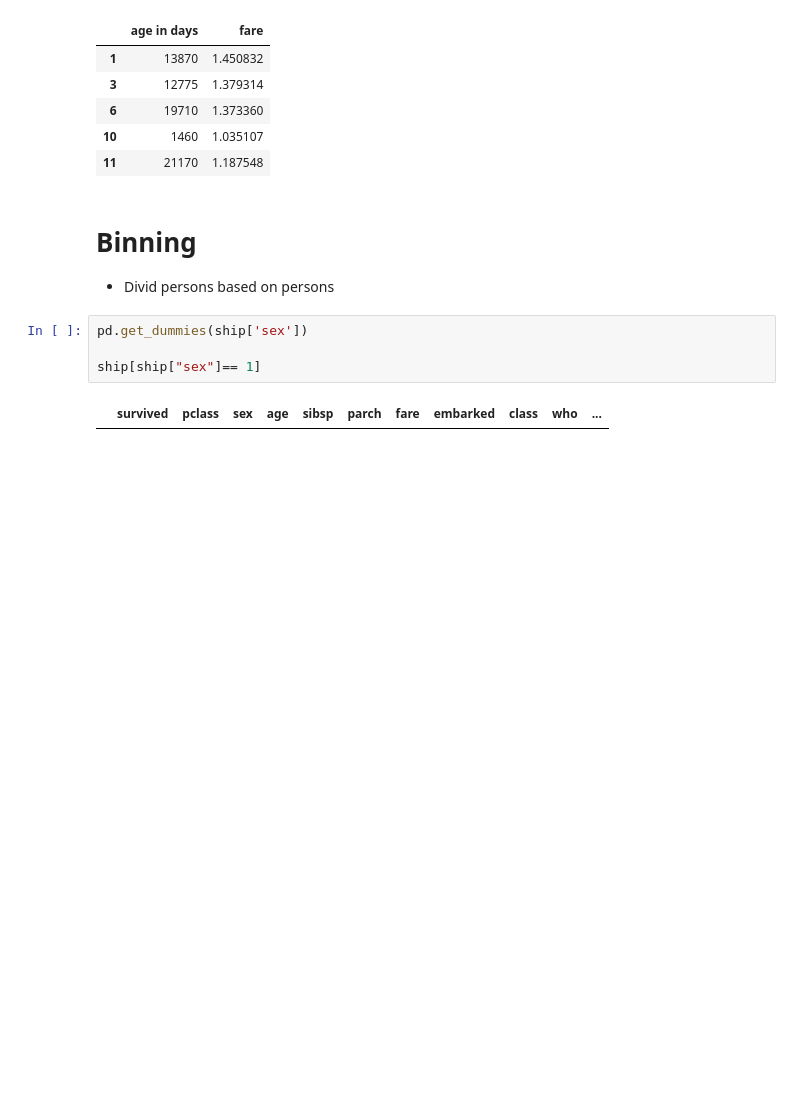
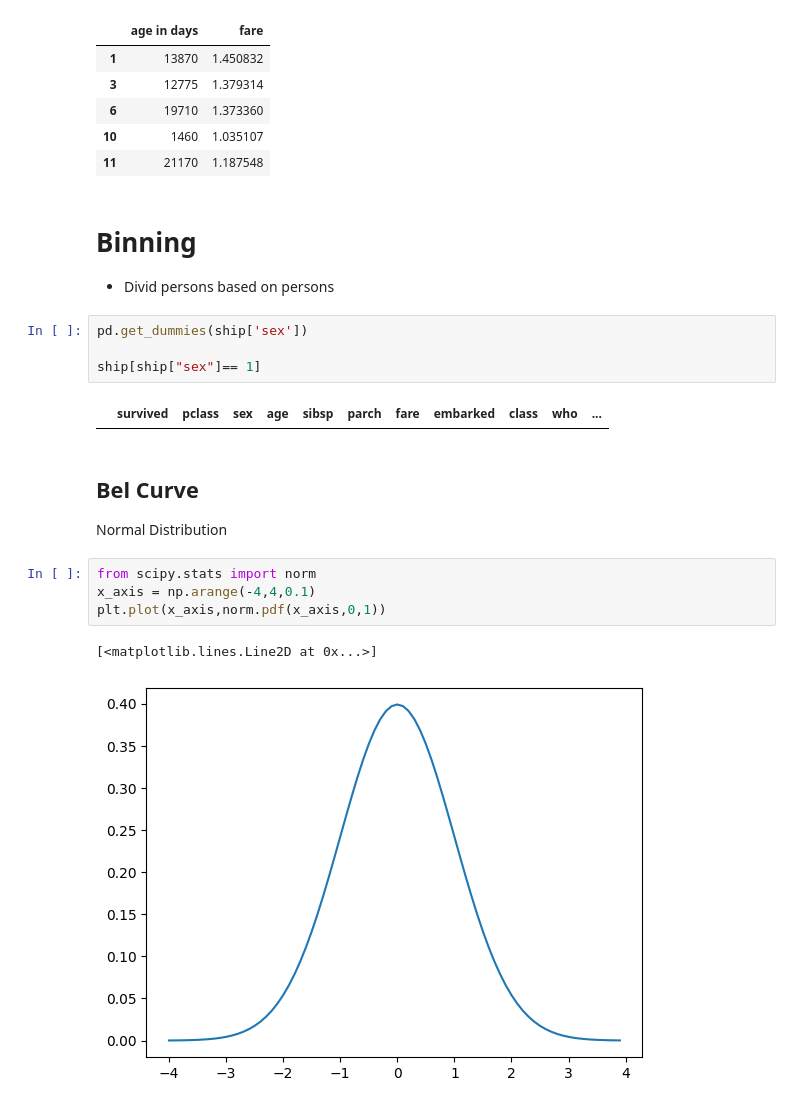
Before and after one commit to M-Aaqib-Arshad/Data-Science, a Jupyter notebook: data_wrangling.ipynb, the cells around one changed output. Saved outputs shown, nothing was run; the diff lists cells and outputs as text; blank space fills up the shorter version.

```diff
--- a/data_wrangling.ipynb
+++ b/data_wrangling.ipynb
@@ -327,3 +327,13 @@ pd.get_dummies(ship['sex'])
 ship[ship["sex"]== 1]
 # %% [output]
 |  | survived | pclass | sex | age | sibsp | parch | fare | embarked | class | who | ... |
+# %% [markdown]
+## Bel Curve
+Normal Distribution
+# %%
+from scipy.stats import norm
+x_axis = np.arange(-4,4,0.1)
+plt.plot(x_axis,norm.pdf(x_axis,0,1))
+# %% [output]
+[<matplotlib.lines.Line2D at 0x...>]
+[figure, added]
```
Also changed, not shown: 5 other files.
